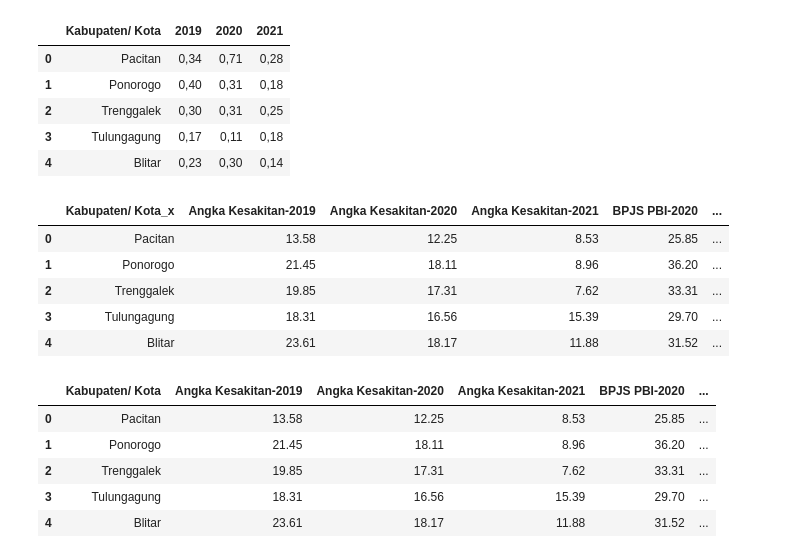
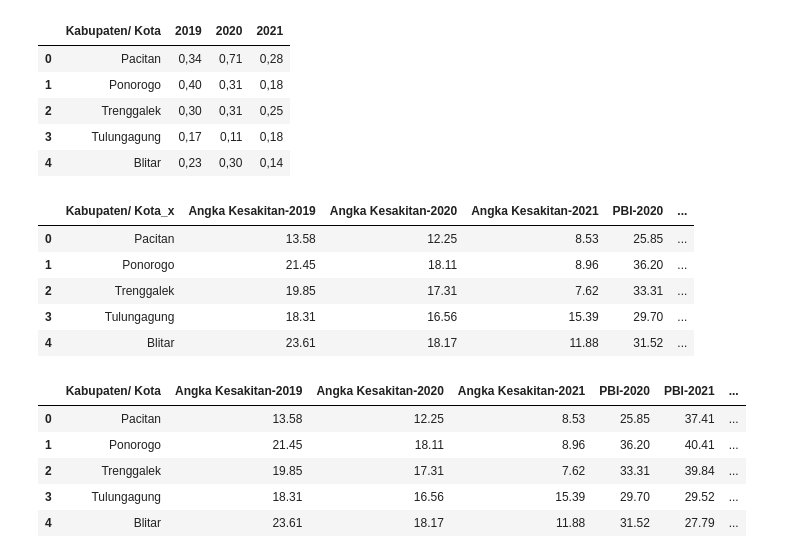
Before and after one commit to whisnumurtyga/coder-data-engineering, a Jupyter notebook: Pertemuan 9 - Outlier & Data Enriching/enriching.ipynb, the cells around one changed output. Drawn from its saved outputs; the diff is of its cells as text; code cells hidden in the pictures.

```diff
--- a/Pertemuan 9 - Outlier & Data Enriching/enriching.ipynb
+++ b/Pertemuan 9 - Outlier & Data Enriching/enriching.ipynb
@@ -4,6 +4,12 @@ import numpy as np
 import seaborn as sns
 import matplotlib.pyplot as plt
 import matplotlib.image as mpimg
+# %%
+# Mengatur jumlah maksimum kolom yang akan ditampilkan
+pd.set_option('display.max_columns', None)
+
+# Mengatur lebar kolom agar tidak dipotong
+pd.set_option('display.max_colwidth', None)
 # %% [markdown]
 # **DATA    ENRICHING**
 # %%
@@ -184,8 +203,8 @@ persentase_penduduk_pemilik_jaminan_kesehatan.head(1)
 # %%
 # Rename kolom berdasarkan indeks
-persentase_penduduk_pemilik_jaminan_kesehatan = persentase_penduduk_pemilik_jaminan_kesehatan.set_axis(['Kabupaten/ Kota', 'BPJS PBI-2020', 'BPJS PBI-2021', 'BPJS non PBI-2020', 'BPJS non PBI-2021', 'Jamkesda-2020', 'Jamkesda-2021', 'Asuransi Swasta-2020', 'Asuransi Swasta-2021', 'Perusahaan/Kantor-2020', 'Perusahaan/Kantor-2021'], axis=1)
+persentase_penduduk_pemilik_jaminan_kesehatan = persentase_penduduk_pemilik_jaminan_kesehatan.set_axis(['Kabupaten/ Kota', 'PBI-2020', 'PBI-2021', 'non PBI-2020', 'non PBI-2021', 'Jamkesda-2020', 'Jamkesda-2021', 'Asuransi Swasta-2020', 'Asuransi Swasta-2021', 'Perusahaan/Kantor-2020', 'Perusahaan/Kantor-2021'], axis=1)
 
-# persentase_penduduk_pemilik_jaminan_kesehatan = persentase_penduduk_pemilik_jaminan_kesehatan.drop(29)
+persentase_penduduk_pemilik_jaminan_kesehatan = persentase_penduduk_pemilik_jaminan_kesehatan.drop(29)
 persentase_penduduk_pemilik_jaminan_kesehatan = persentase_penduduk_pemilik_jaminan_kesehatan.reset_index(drop=True)
 persentase_penduduk_pemilik_jaminan_kesehatan.head(50)
 # %% [output]
@@ -279,22 +295,22 @@ indeks_kemiskinan.head()
 merged_df2 = merged_df.merge(indeks_kemiskinan, left_index=True, right_index=True)
 merged_df2.head(5)
 # %% [output]
-|  | Kabupaten/ Kota_x | Angka Kesakitan-2019 | Angka Kesakitan-2020 | Angka Kesakitan-2021 | BPJS PBI-2020 | ... |
+|  | Kabupaten/ Kota_x | Angka Kesakitan-2019 | Angka Kesakitan-2020 | Angka Kesakitan-2021 | PBI-2020 | ... |
 | 0 | Pacitan | 13.58 | 12.25 | 8.53 | 25.85 | ... |
 | 1 | Ponorogo | 21.45 | 18.11 | 8.96 | 36.20 | ... |
 | 2 | Trenggalek | 19.85 | 17.31 | 7.62 | 33.31 | ... |
 | 3 | Tulungagung | 18.31 | 16.56 | 15.39 | 29.70 | ... |
 | 4 | Blitar | 23.61 | 18.17 | 11.88 | 31.52 | ... |
 # %%
-# merged_df2 = merged_df2.drop("Kabupaten/ Kota_y", axis=1)
+merged_df2 = merged_df2.drop("Kabupaten/ Kota_y", axis=1)
 merged_df2.rename(columns={'Kabupaten/ Kota_x': 'Kabupaten/ Kota', merged_df2.columns[14] : 'Indeks Kemiskinan-2019', merged_df2.columns[15]: 'Indeks Kemiskinan-2020', merged_df2.columns[16]: 'Indeks Kemiskinan-2021'}, inplace=True)
 
 
 merged_df2.head()
 # %% [output]
-|  | Kabupaten/ Kota | Angka Kesakitan-2019 | Angka Kesakitan-2020 | Angka Kesakitan-2021 | BPJS PBI-2020 | ... |
-| 0 | Pacitan | 13.58 | 12.25 | 8.53 | 25.85 | ... |
-| 1 | Ponorogo | 21.45 | 18.11 | 8.96 | 36.20 | ... |
-| 2 | Trenggalek | 19.85 | 17.31 | 7.62 | 33.31 | ... |
-| 3 | Tulungagung | 18.31 | 16.56 | 15.39 | 29.70 | ... |
-| 4 | Blitar | 23.61 | 18.17 | 11.88 | 31.52 | ... |
+|  | Kabupaten/ Kota | Angka Kesakitan-2019 | Angka Kesakitan-2020 | Angka Kesakitan-2021 | PBI-2020 | PBI-2021 | ... |
+| 0 | Pacitan | 13.58 | 12.25 | 8.53 | 25.85 | 37.41 | ... |
+| 1 | Ponorogo | 21.45 | 18.11 | 8.96 | 36.20 | 40.41 | ... |
+| 2 | Trenggalek | 19.85 | 17.31 | 7.62 | 33.31 | 39.84 | ... |
+| 3 | Tulungagung | 18.31 | 16.56 | 15.39 | 29.70 | 29.52 | ... |
+| 4 | Blitar | 23.61 | 18.17 | 11.88 | 31.52 | 27.79 | ... |
```
Also changed, not shown: parts of 9 cells of this notebook.
